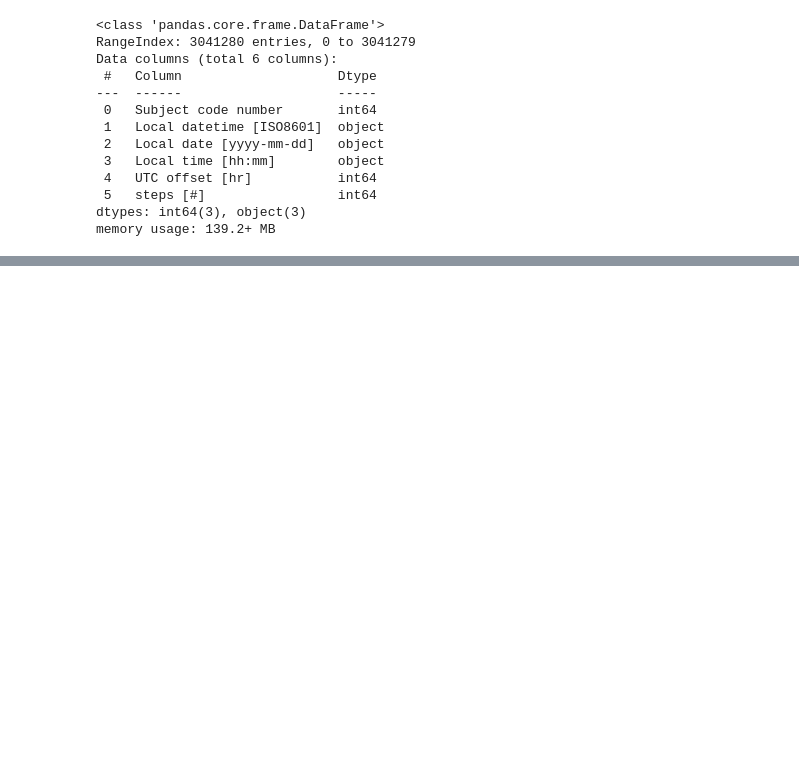
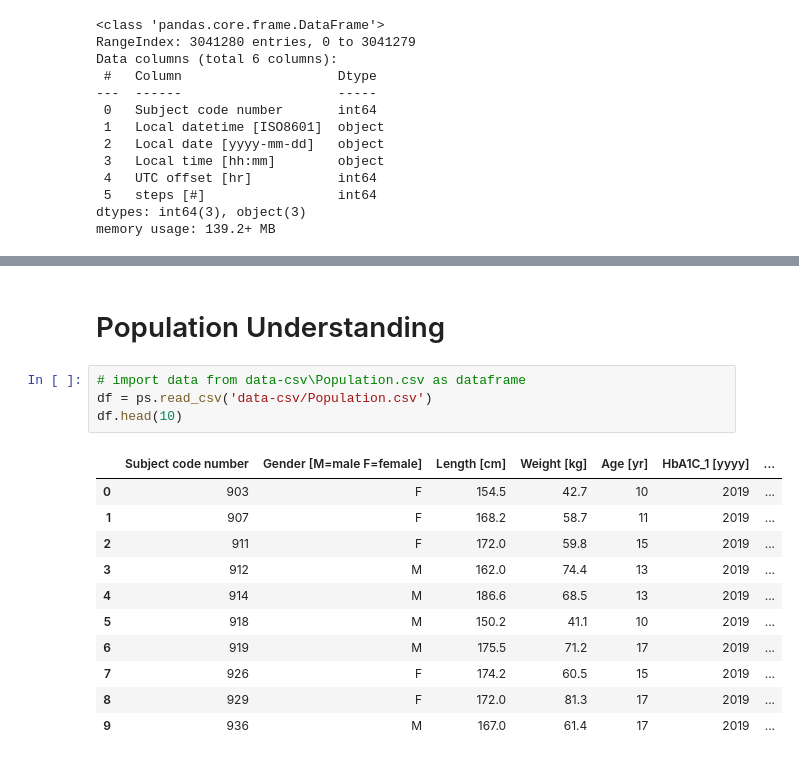
Before and after one commit to DSa-Hb1Ac/dataset-diabetes-adolescents-time-series-with-heart-rate, a Jupyter notebook: dataunderstanding.ipynb, the cells around one changed output, grey strips where cells are left out. Saved outputs shown, nothing was run; the diff lists cells and outputs as text; blank space fills up the shorter version.

Commit message:
More understanding

```diff
--- a/dataunderstanding.ipynb
+++ b/dataunderstanding.ipynb
@@ -150,0 +254,18 @@ memory usage: 139.2+ MB
+# %% [markdown]
+# Population Understanding
+# %%
+# import data from data-csv\Population.csv as dataframe
+df = ps.read_csv('data-csv/Population.csv')
+df.head(10)
+# %% [output]
+|  | Subject code number | Gender [M=male F=female] | Length [cm] | Weight [kg] | Age [yr] | HbA1C_1 [yyyy] | ... |
+| 0 | 903 | F | 154.5 | 42.7 | 10 | 2019 | ... |
+| 1 | 907 | F | 168.2 | 58.7 | 11 | 2019 | ... |
+| 2 | 911 | F | 172.0 | 59.8 | 15 | 2019 | ... |
+| 3 | 912 | M | 162.0 | 74.4 | 13 | 2019 | ... |
+| 4 | 914 | M | 186.6 | 68.5 | 13 | 2019 | ... |
+| 5 | 918 | M | 150.2 | 41.1 | 10 | 2019 | ... |
+| 6 | 919 | M | 175.5 | 71.2 | 17 | 2019 | ... |
+| 7 | 926 | F | 174.2 | 60.5 | 15 | 2019 | ... |
+| 8 | 929 | F | 172.0 | 81.3 | 17 | 2019 | ... |
+| 9 | 936 | M | 167.0 | 61.4 | 17 | 2019 | ... |
```
Also changed, not shown: parts of 10 cells of this notebook.
